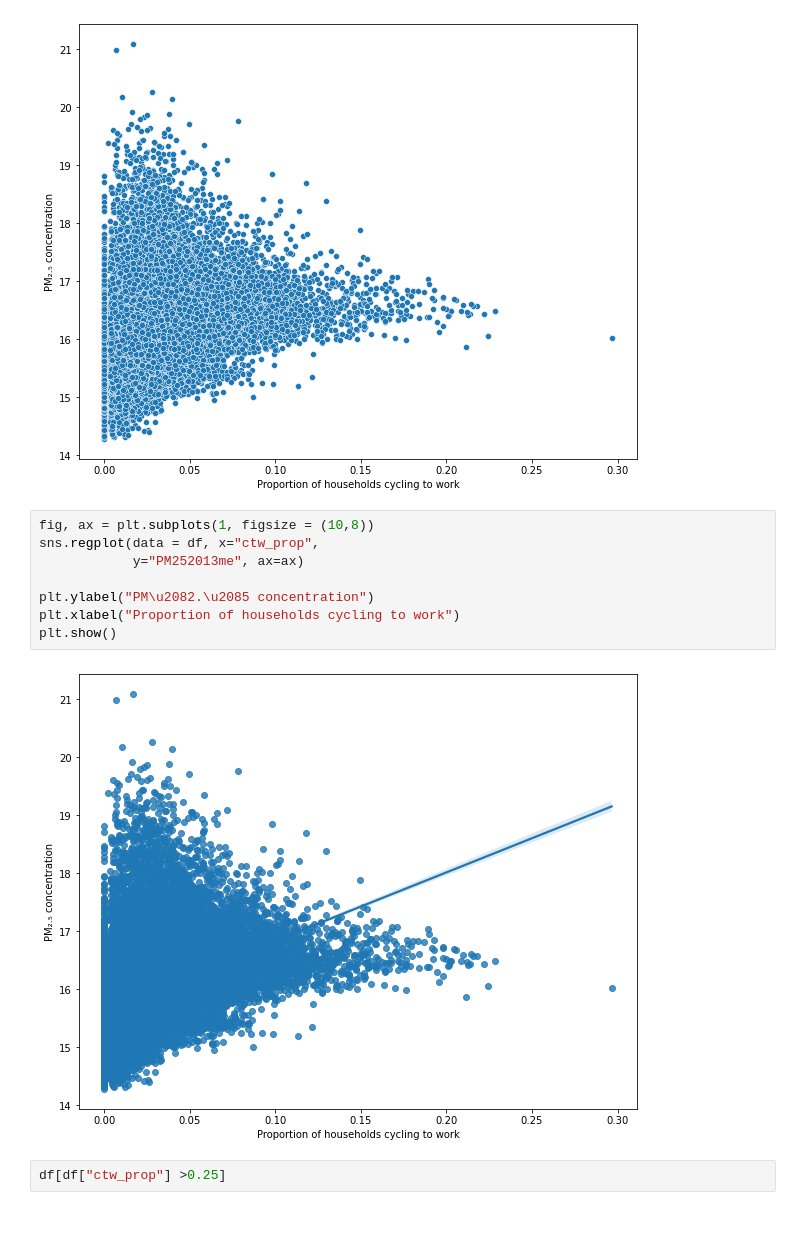
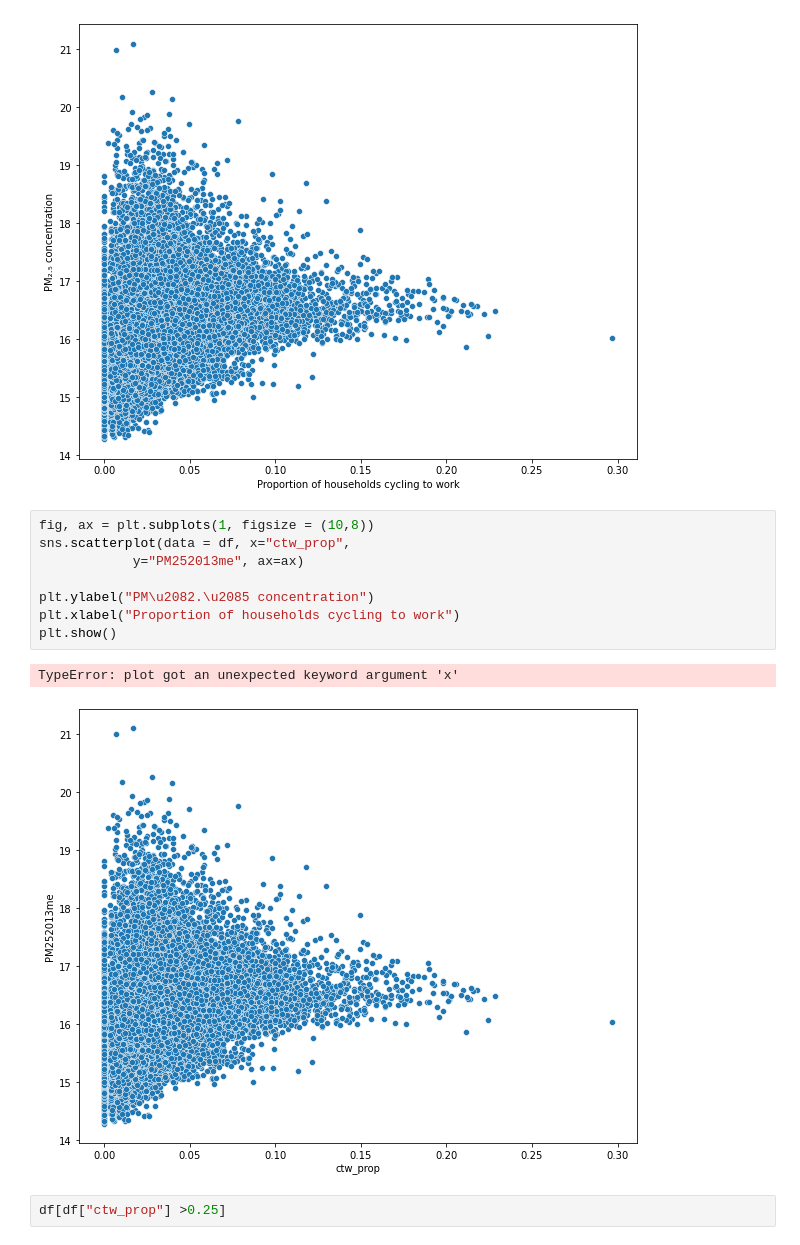
Before and after one commit to ZacharyP-E/qm_group25, a Jupyter notebook: qm_group_code.ipynb, the cells around one changed output. Cells and saved outputs as stored; diff of their text form.

```diff
--- a/qm_group_code.ipynb
+++ b/qm_group_code.ipynb
@@ -362,14 +364,15 @@ plt.show()
 [figure]
 # %%
 fig, ax = plt.subplots(1, figsize = (10,8))
-sns.regplot(data = df, x="ctw_prop",
+sns.scatterplot(data = df, x="ctw_prop",
             y="PM252013me", ax=ax)
 
 plt.ylabel("PM\u2082.\u2085 concentration")
 plt.xlabel("Proportion of households cycling to work")
 plt.show()
 # %% [output]
+TypeError: plot got an unexpected keyword argument 'x'
-[figure, old version]
+[figure, new version]
 # %%
 df[df["ctw_prop"] >0.25]
 # %% [output]
```
Also changed, not shown: parts of 18 cells of this notebook.
